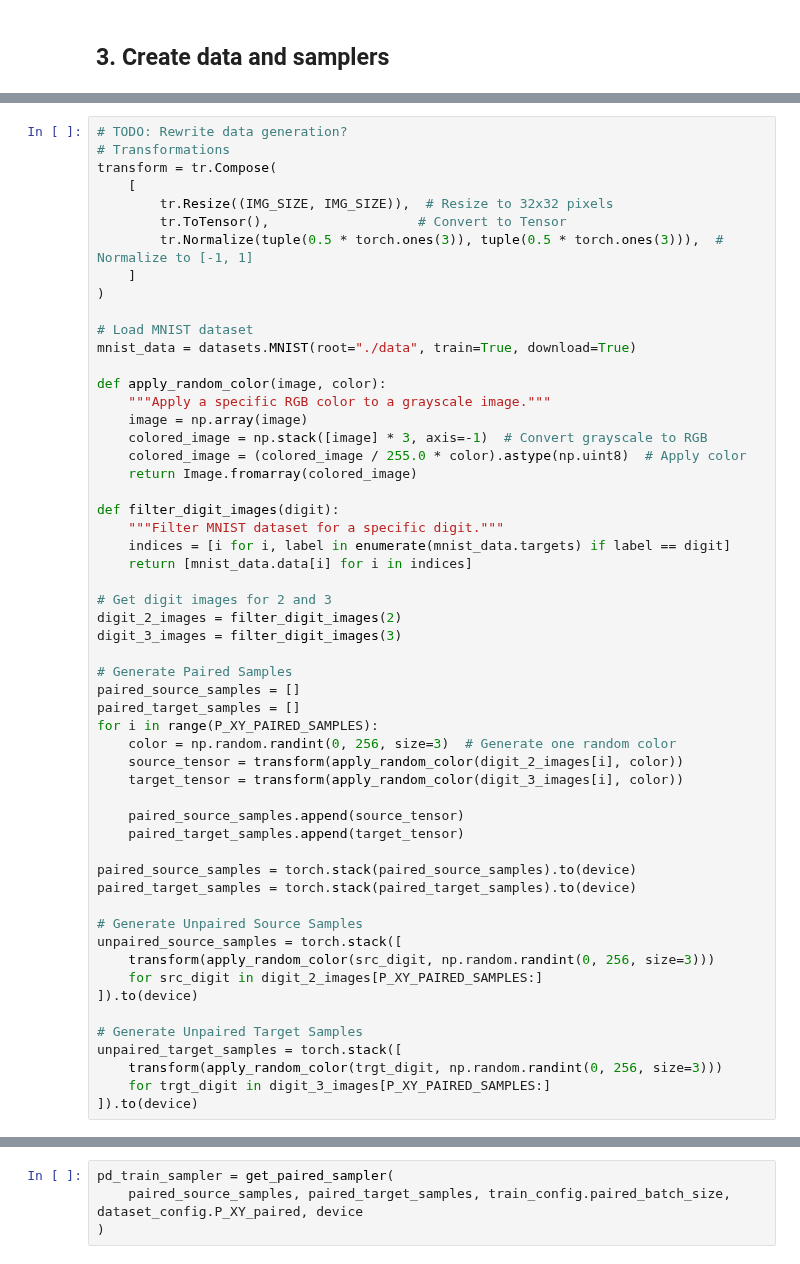
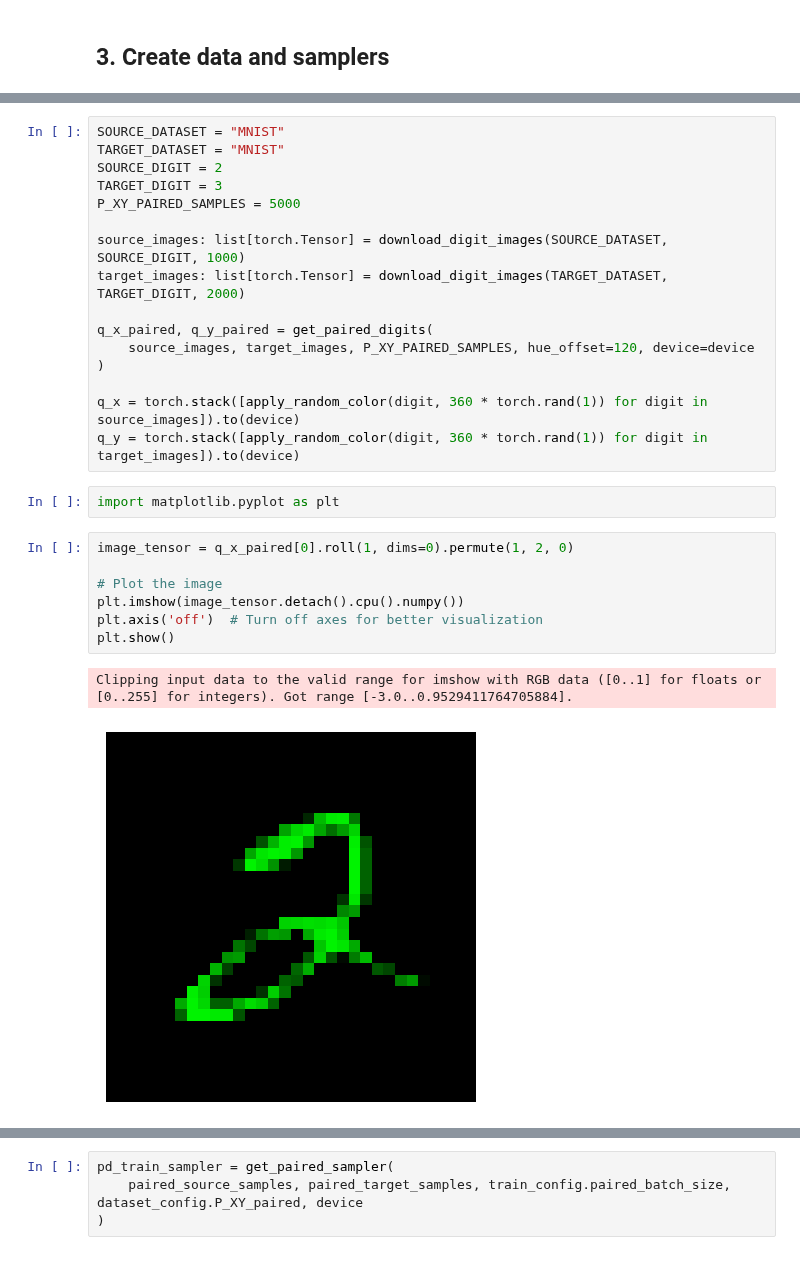
Before and after one commit to MuXauJl11110/EBiEOT, a Jupyter notebook: notebooks/EgEOT_colored_mnist.ipynb, the cells around one changed output, grey strips where cells are left out. Drawn from its saved outputs; the diff is of its cells as text.

```diff
--- a/notebooks/EgEOT_colored_mnist.ipynb
+++ b/notebooks/EgEOT_colored_mnist.ipynb
@@ -89,55 +91,28 @@ from src.utils.paired import get_paired_sampler
 # %%
-# TODO: Rewrite data generation?
-# Transformations
-transform = tr.Compose(
-    [
-        tr.Resize((IMG_SIZE, IMG_SIZE)),  # Resize to 32x32 pixels
-        tr.ToTensor(),                   # Convert to Tensor
-        tr.Normalize(tuple(0.5 * torch.ones(3)), tuple(0.5 * torch.ones(3))),  # Normalize to [-1, 1]
-    ]
+SOURCE_DATASET = "MNIST"
+TARGET_DATASET = "MNIST"
+SOURCE_DIGIT = 2
+TARGET_DIGIT = 3
+P_XY_PAIRED_SAMPLES = 5000
+
+source_images: list[torch.Tensor] = download_digit_images(SOURCE_DATASET, SOURCE_DIGIT, 1000)
+target_images: list[torch.Tensor] = download_digit_images(TARGET_DATASET, TARGET_DIGIT, 2000)
+
+q_x_paired, q_y_paired = get_paired_digits(
+    source_images, target_images, P_XY_PAIRED_SAMPLES, hue_offset=120, device=device
 )
 
-# Load MNIST dataset
-mnist_data = datasets.MNIST(root="./data", train=True, download=True)
-
-def apply_random_color(image, color):
-    """Apply a specific RGB color to a grayscale image."""
-    image = np.array(image)
-    colored_image = np.stack([image] * 3, axis=-1)  # Convert grayscale to RGB
-    colored_image = (colored_image / 255.0 * color).astype(np.uint8)  # Apply color
-    return Image.fromarray(colored_image)
-
-def filter_digit_images(digit):
-    """Filter MNIST dataset for a specific digit."""
-    indices = [i for i, label in enumerate(mnist_data.targets) if label == digit]
-    return [mnist_data.data[i] for i in indices]
-
-# Get digit images for 2 and 3
-digit_2_images = filter_digit_images(2)
-digit_3_images = filter_digit_images(3)
-
-# Generate Paired Samples
-paired_source_samples = []
-paired_target_samples = []
-for i in range(P_XY_PAIRED_SAMPLES):
-    color = np.random.randint(0, 256, size=3)  # Generate one random color
-    source_tensor = transform(apply_random_color(digit_2_images[i], color))
-    target_tensor = transform(apply_random_color(digit_3_images[i], color))
-
-    paired_source_samples.append(source_tensor)
-    paired_target_samples.append(target_tensor)
-
-paired_source_samples = torch.stack(paired_source_samples).to(device)
-paired_target_samples = torch.stack(paired_target_samples).to(device)
-
-# Generate Unpaired Source Samples
-unpaired_source_samples = torch.stack([
-    transform(apply_random_color(src_digit, np.random.randint(0, 256, size=3)))
-    for src_digit in digit_2_images[P_XY_PAIRED_SAMPLES:]
-]).to(device)
-
-# Generate Unpaired Target Samples
-unpaired_target_samples = torch.stack([
-    transform(apply_random_color(trgt_digit, np.random.randint(0, 256, size=3)))
-    for trgt_digit in digit_3_images[P_XY_PAIRED_SAMPLES:]
-]).to(device)
+q_x = torch.stack([apply_random_color(digit, 360 * torch.rand(1)) for digit in source_images]).to(device)
+q_y = torch.stack([apply_random_color(digit, 360 * torch.rand(1)) for digit in target_images]).to(device)
+# %%
+import matplotlib.pyplot as plt
+# %%
+image_tensor = q_x_paired[0].roll(1, dims=0).permute(1, 2, 0)
+
+# Plot the image
+plt.imshow(image_tensor.detach().cpu().numpy())
+plt.axis('off')  # Turn off axes for better visualization
+plt.show()
+# %% [output]
+Clipping input data to the valid range for imshow with RGB data ([0..1] for floats or [0..255] for integers). Got range [-3.0..0.9529411764705884].
+[figure, added]
```
Also changed, not shown: parts of 19 cells of this notebook, 34 other files.
